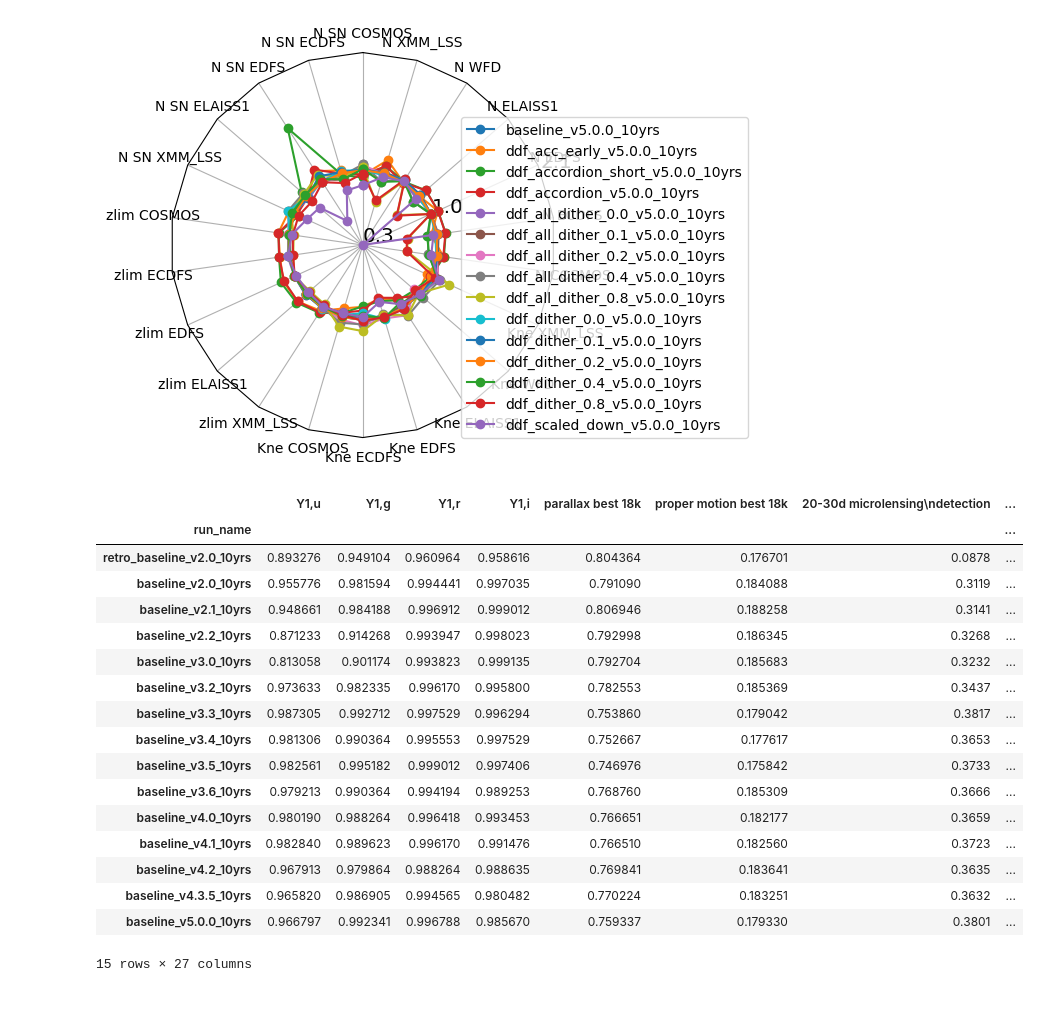
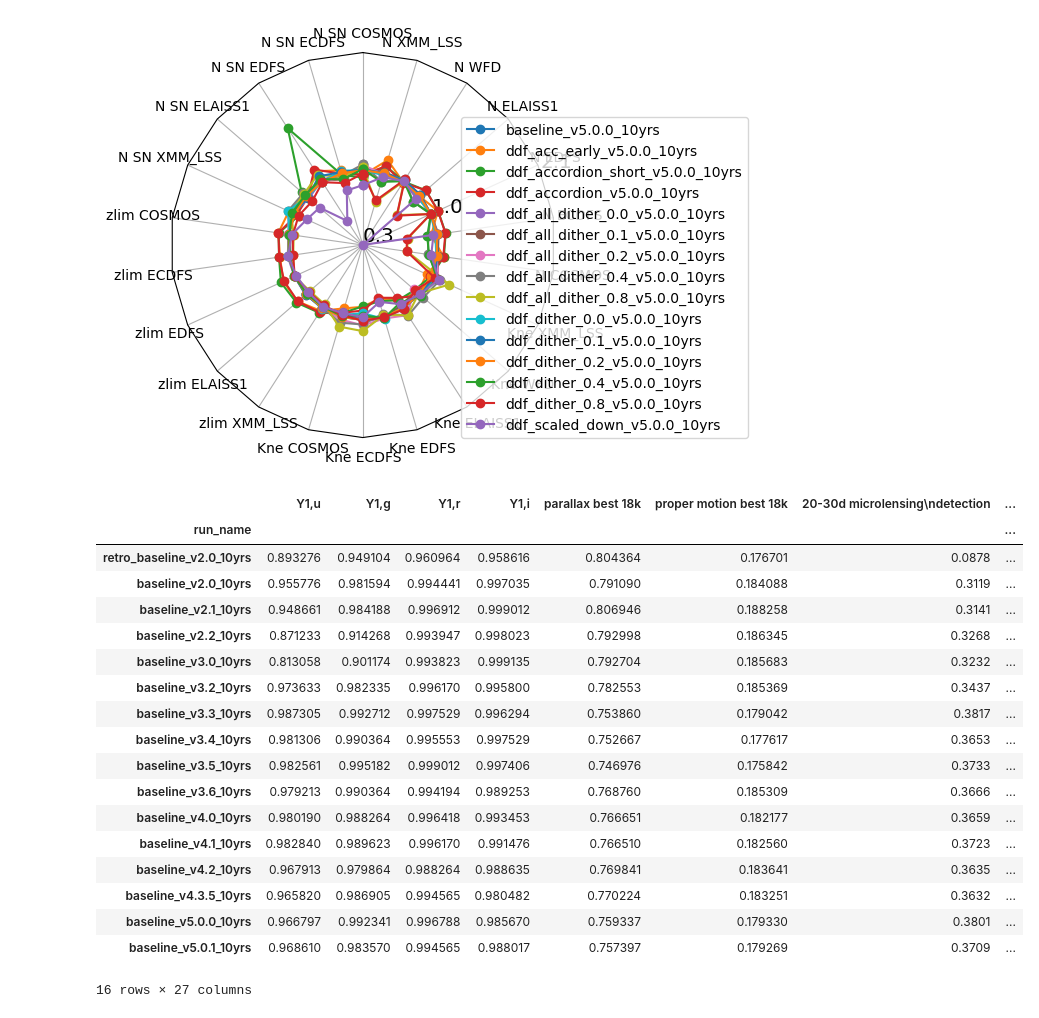
Before and after one commit to lsst-sims/sims_featureScheduler_runs5.0, a Jupyter notebook: maf/quick_look.ipynb, the cells around one changed output. Saved outputs shown, nothing was run; the diff lists cells and outputs as text; code cells hidden in the pictures.

```diff
--- a/maf/quick_look.ipynb
+++ b/maf/quick_look.ipynb
@@ -278,34 +280,35 @@ fig, ax = radar(ndata, legend=True, rgrids=[0.3, 1.0, 2.1], bbox_to_anchor=(1.5,
 # %%
 times = ['retro_baseline_v2.0_10yrs', 'baseline_v2.0_10yrs', 'baseline_v2.1_10yrs', 'baseline_v2.2_10yrs',
         'baseline_v3.0_10yrs',  'baseline_v3.2_10yrs', 'baseline_v3.3_10yrs', 'baseline_v3.4_10yrs',
           'baseline_v3.5_10yrs', 'baseline_v3.6_10yrs', 'baseline_v4.0_10yrs', 'baseline_v4.1_10yrs',
-         'baseline_v4.2_10yrs', "baseline_v4.3.5_10yrs","baseline_v5.0.0_10yrs"
+         'baseline_v4.2_10yrs', "baseline_v4.3.5_10yrs","baseline_v5.0.0_10yrs","baseline_v5.0.1_10yrs",
         ]
 
 sub_data = data.reindex(labels=times)
 sub_ddf = ddf_data.reindex(labels=times)
 sub_mag = mag_data.reindex(labels=times)
 sub_gaps = gaps_data.reindex(labels=times)
 sub_data
 # %% [output]
 |  | Y1,u | Y1,g | Y1,r | Y1,i | parallax best 18k | proper motion best 18k | 20-30d microlensing\ndetection | ... |
 | run_name |  |  |  |  |  |  |  | ... |
 | retro_baseline_v2.0_10yrs | 0.893276 | 0.949104 | 0.960964 | 0.958616 | 0.804364 | 0.176701 | 0.0878 | ... |
 | baseline_v2.0_10yrs | 0.955776 | 0.981594 | 0.994441 | 0.997035 | 0.791090 | 0.184088 | 0.3119 | ... |
 | baseline_v2.1_10yrs | 0.948661 | 0.984188 | 0.996912 | 0.999012 | 0.806946 | 0.188258 | 0.3141 | ... |
 | baseline_v2.2_10yrs | 0.871233 | 0.914268 | 0.993947 | 0.998023 | 0.792998 | 0.186345 | 0.3268 | ... |
 | baseline_v3.0_10yrs | 0.813058 | 0.901174 | 0.993823 | 0.999135 | 0.792704 | 0.185683 | 0.3232 | ... |
 | baseline_v3.2_10yrs | 0.973633 | 0.982335 | 0.996170 | 0.995800 | 0.782553 | 0.185369 | 0.3437 | ... |
 | baseline_v3.3_10yrs | 0.987305 | 0.992712 | 0.997529 | 0.996294 | 0.753860 | 0.179042 | 0.3817 | ... |
 | baseline_v3.4_10yrs | 0.981306 | 0.990364 | 0.995553 | 0.997529 | 0.752667 | 0.177617 | 0.3653 | ... |
 | baseline_v3.5_10yrs | 0.982561 | 0.995182 | 0.999012 | 0.997406 | 0.746976 | 0.175842 | 0.3733 | ... |
 | baseline_v3.6_10yrs | 0.979213 | 0.990364 | 0.994194 | 0.989253 | 0.768760 | 0.185309 | 0.3666 | ... |
 | baseline_v4.0_10yrs | 0.980190 | 0.988264 | 0.996418 | 0.993453 | 0.766651 | 0.182177 | 0.3659 | ... |
 | baseline_v4.1_10yrs | 0.982840 | 0.989623 | 0.996170 | 0.991476 | 0.766510 | 0.182560 | 0.3723 | ... |
 | baseline_v4.2_10yrs | 0.967913 | 0.979864 | 0.988264 | 0.988635 | 0.769841 | 0.183641 | 0.3635 | ... |
 | baseline_v4.3.5_10yrs | 0.965820 | 0.986905 | 0.994565 | 0.980482 | 0.770224 | 0.183251 | 0.3632 | ... |
 | baseline_v5.0.0_10yrs | 0.966797 | 0.992341 | 0.996788 | 0.985670 | 0.759337 | 0.179330 | 0.3801 | ... |
+| baseline_v5.0.1_10yrs | 0.968610 | 0.983570 | 0.994565 | 0.988017 | 0.757397 | 0.179269 | 0.3709 | ... |
-15 rows × 27 columns
+16 rows × 27 columns
 # %%
 # Rough error bars from weather simulations
 std_dict = {}
```
Also changed, not shown: parts of 6 cells of this notebook, 2 other files.
